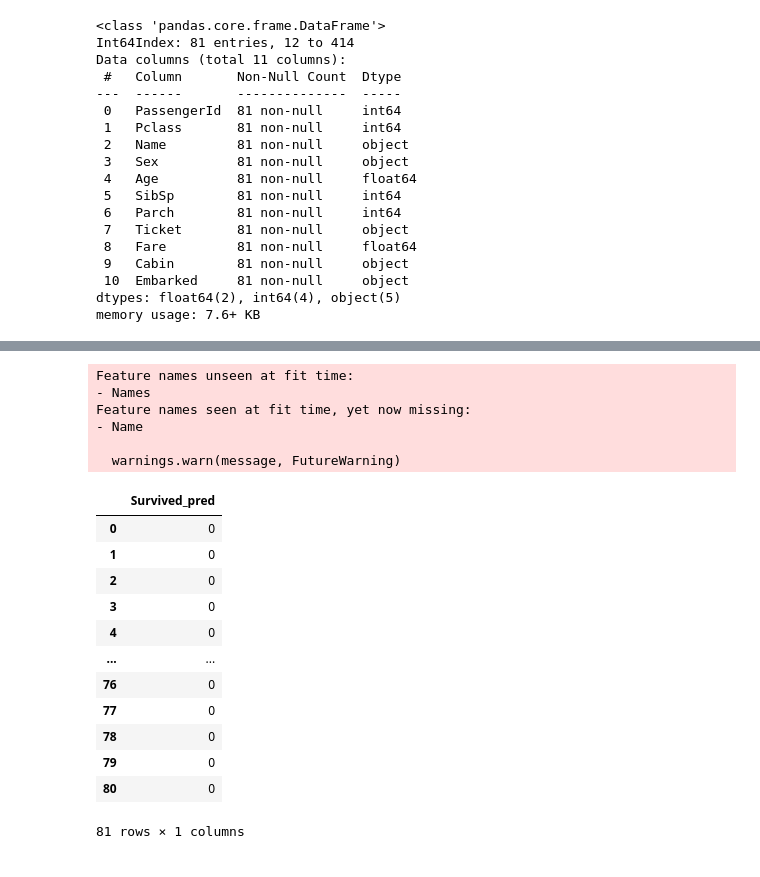
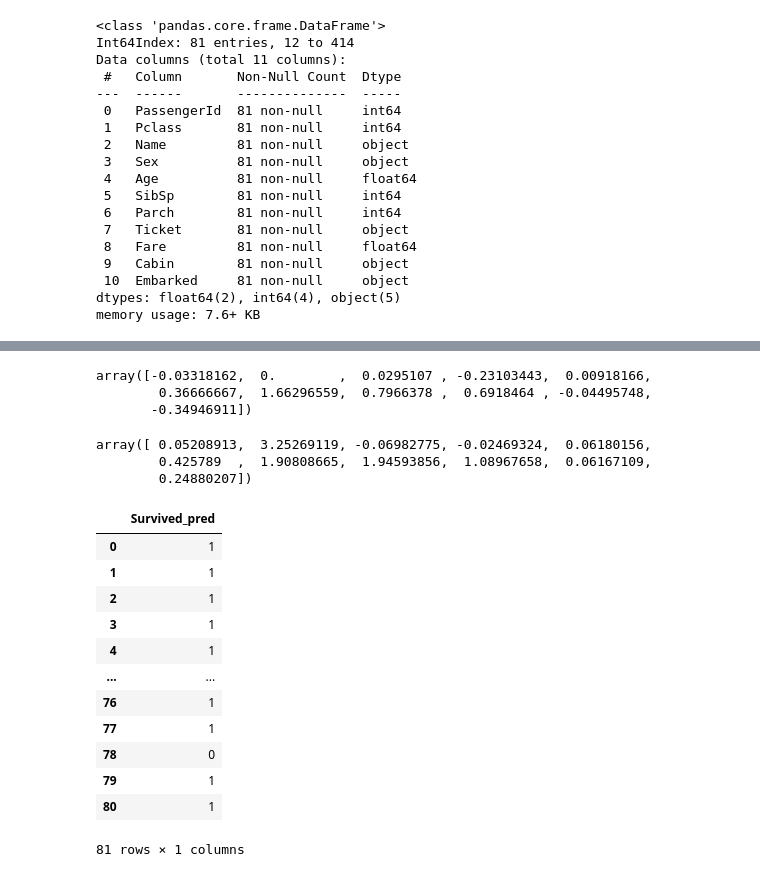
Before and after one commit to krishnasrivaibhav2027/First-contribution, a Jupyter notebook: Titanic_survival.ipynb, the cells around one changed output, grey strips where cells are left out. Cells and saved outputs as stored; diff of their text form; code cells hidden in the pictures.

```diff
--- a/Titanic_survival.ipynb
+++ b/Titanic_survival.ipynb
@@ -479,26 +405,32 @@ for i in cols:
+# %%
+skew(x_train_new)
+# %% [output]
+array([-0.03318162,  0.        ,  0.0295107 , -0.23103443,  0.00918166,
+        0.36666667,  1.66296559,  0.7966378 ,  0.6918464 , -0.04495748,
+       -0.34946911])
+# %%
+skew(x_test_new)
+# %% [output]
+array([ 0.05208913,  3.25269119, -0.06982775, -0.02469324,  0.06180156,
+        0.425789  ,  1.90808665,  1.94593856,  1.08967658,  0.06167109,
+        0.24880207])
 # %%
 model=RandomForestClassifier()
 model.fit(x_train_new,y_train)
-y_pred=model.predict(x_test)
+y_pred=model.predict(x_test_new)
 predict=pd.DataFrame({'Survived_pred':y_pred})
 predict
 # %% [output]
+|  | Survived_pred |
+| 0 | 1 |
+| 1 | 1 |
+| 2 | 1 |
+| 3 | 1 |
+| 4 | 1 |
+| ... | ... |
+| 76 | 1 |
+| 77 | 1 |
+| 78 | 0 |
+| 79 | 1 |
+| 80 | 1 |
-Feature names unseen at fit time:
-- Names
-Feature names seen at fit time, yet now missing:
-- Name
-
-  warnings.warn(message, FutureWarning)
+81 rows × 1 columns
-|  | Survived_pred |
-| 0 | 0 |
-| 1 | 0 |
-| 2 | 0 |
-| 3 | 0 |
-| 4 | 0 |
-| ... | ... |
-| 76 | 0 |
-| 77 | 0 |
-| 78 | 0 |
-| 79 | 0 |
-| 80 | 0 |
-81 rows × 1 columns
```
Also changed, not shown: parts of 42 cells of this notebook.
